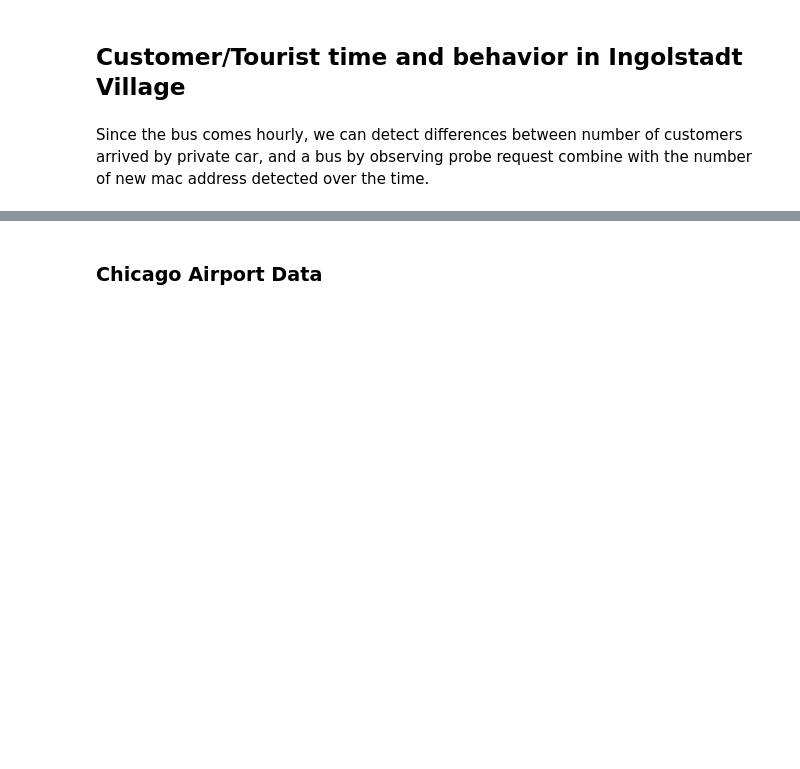
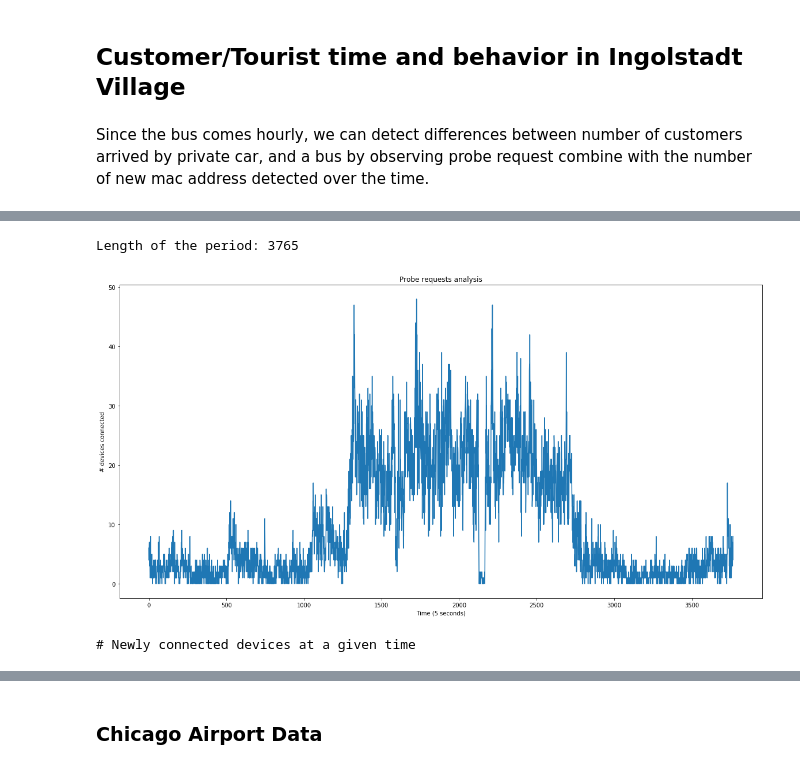
Before and after one commit to AllenLi65536/CMB_Measurement, a Jupyter notebook: Assignment3.ipynb, the cells around one changed output, grey strips where cells are left out. Drawn from its saved outputs; the diff is of its cells as text; code cells hidden in the pictures; blank space fills up the shorter version.

Commit message:
[~] change preplot to code plot

```diff
--- a/Assignment3.ipynb
+++ b/Assignment3.ipynb
@@ -286,6 +288,17 @@ class ProbeAnalysis(Analyser):
 <h3> New Mac address analysis </h3>
 <img src="ingolstadt_new_mac.png" alt="Ingolstadt New Mac Address" style="float: left;">
 <p> Neverthelss some vender regerates mac address in scheduled time, we can still detect a huge increase of a new mac address during 2pm-4pm (in the middle of the graph) indicate more devices, or more customer during that time (recorded on 3 January 2020). </p>
+# %%
+app = ProbeAnalysis("ingolstadt/ingolstadt.csv")
+result = app.processData()
+
+app.constructMacAnalysis(result)
+app.show()
+print("# Newly connected devices at a given time")
+# %% [output]
+Length of the period: 3765
+[figure, added]
+# Newly connected devices at a given time
 # %% [markdown]
 <h3> Probe request analysis </h3>
 <img src="ingolstadt_mac.png" alt="Ingolstadt Mac Address" style="float: left;">
```
Also changed, not shown: parts of 2 cells of this notebook.
